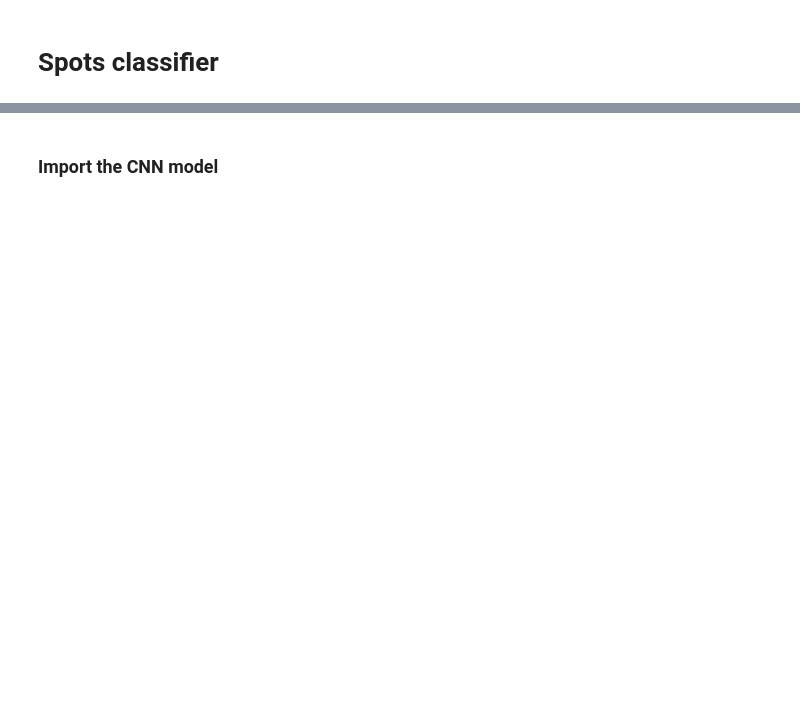
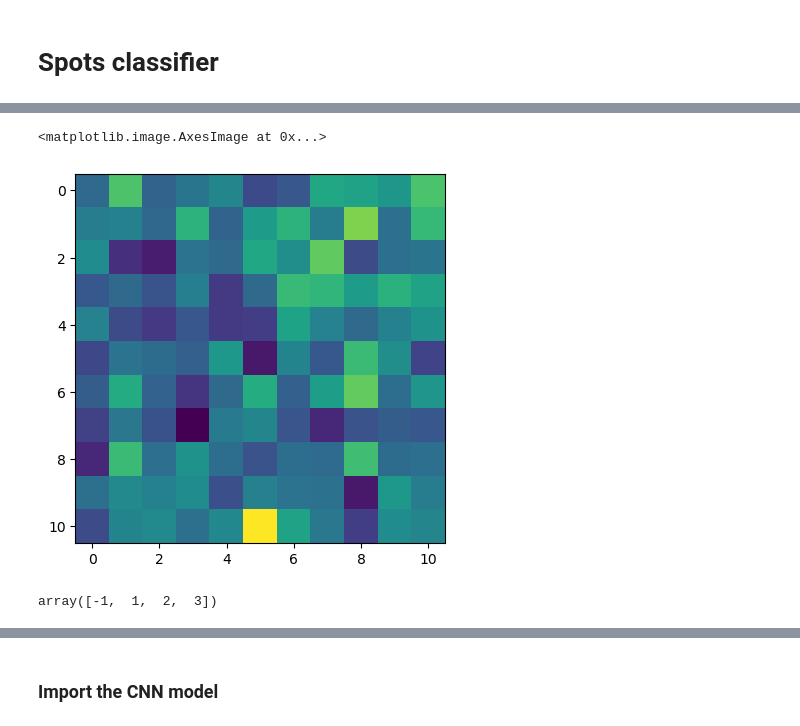
Before and after one commit to LiorAvrahami/smfish_spot_detection, a Jupyter notebook: neural_network/spot_classifier.ipynb, the cells around one changed output, grey strips where cells are left out. Saved outputs shown, nothing was run; the diff lists cells and outputs as text; code cells hidden in the pictures; blank space fills up the shorter version.

```diff
--- a/neural_network/spot_classifier.ipynb
+++ b/neural_network/spot_classifier.ipynb
@@ -39,3 +72,3 @@ plt.imshow(spots[1][:,:,1,1])
 # %%
 TEST_SIZE = 0.3
-train_img, val_img, train_label, val_label = train_test_split(spots, spots_classes, test_size=TEST_SIZE, random_state=0)
+train_img, val_img, train_label, val_label = train_test_split(imgs[IMG], imgs[TAG], test_size=TEST_SIZE, random_state=0)
@@ -44,0 +79,7 @@ valid_ds = CustomDataset(list(dogs_valid.keys()),list(dogs_valid.values()))
+# %%
+idx=9
+plt.imshow(train_img[idx][:,:,1,1])
+# plt.imshow(np.max(train_img[idx][IMG][:,:,1,:],axis=2))
+# %% [output]
+<matplotlib.image.AxesImage at 0x...>
+[figure, added]
@@ -44,0 +111,4 @@ valid_ds = CustomDataset(list(dogs_valid.keys()),list(dogs_valid.values()))
+# %%
+np.unique(train_label)
+# %% [output]
+array([-1,  1,  2,  3])
```
Also changed, not shown: parts of 17 cells of this notebook, 1 other file.
